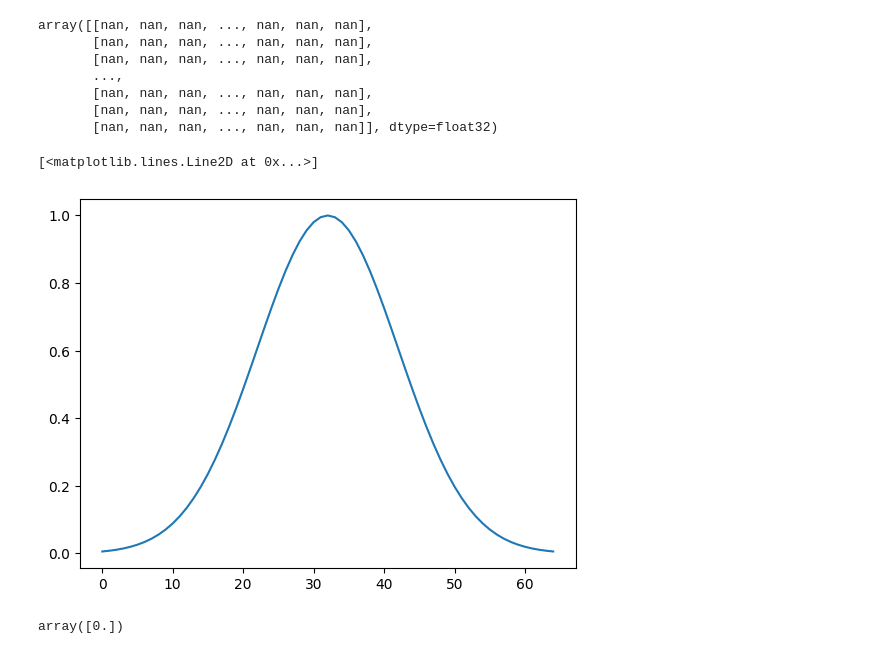
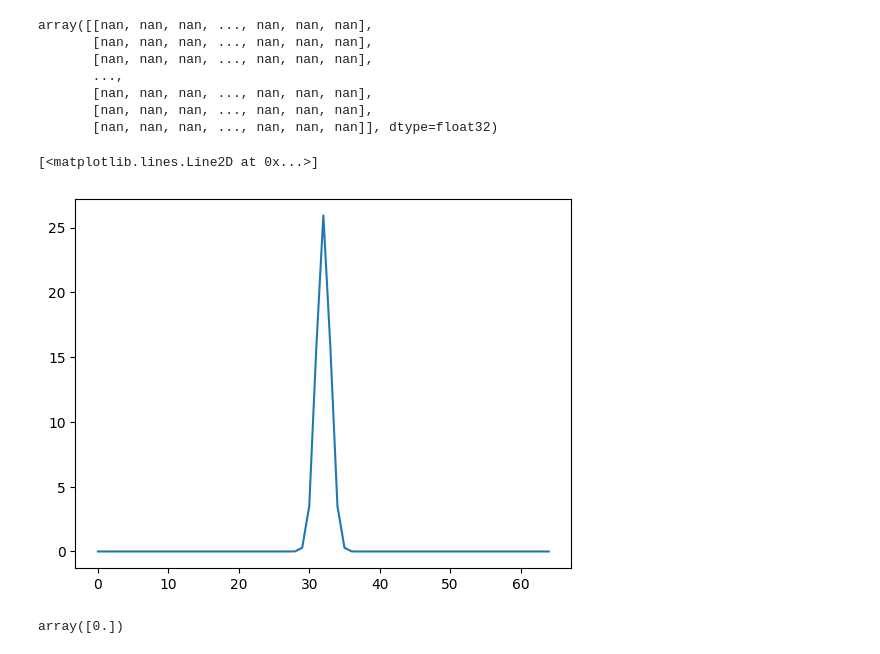
Before and after one commit to johnlavelle/vesuvius-ink-detection, a Jupyter notebook: notebooks/other.ipynb, the cells around one changed output. Cells and saved outputs as stored; diff of their text form; code cells hidden in the pictures.

```diff
--- a/notebooks/other.ipynb
+++ b/notebooks/other.ipynb
@@ -1069,7 +1069,7 @@ import torch
 
 def gaussian(x, mu, sigma):
     y = torch.exp(-(x - mu)**2 / (2 * sigma**2))
-    return y / torch.max(y)
+    return len(y) * y / torch.sum(y)
 
 
 def interpolate(start, end, ratio):
@@ -1093,17 +1093,17 @@ def interpolate(start, end, ratio):
 # %%
 x = np.arange(0, 65, 1)  # Creates 100 points evenly spaced between 0 and 50.
 x = torch.from_numpy(x)
 
-A = 1.0
+A = 1.5
 mu = 32.0
-sigma = 10.0
+sigma = 1.0
 
 y = gaussian(x, mu, sigma)  # Computes the Gaussian function for each value in x.
 
 plt.plot(x, y)
 # %% [output]
 [<matplotlib.lines.Line2D at 0x...>]
-[figure, old version]
+[figure, new version]
 # %%
 x
 # %% [output]
```
Also changed, not shown: 6 other files.
